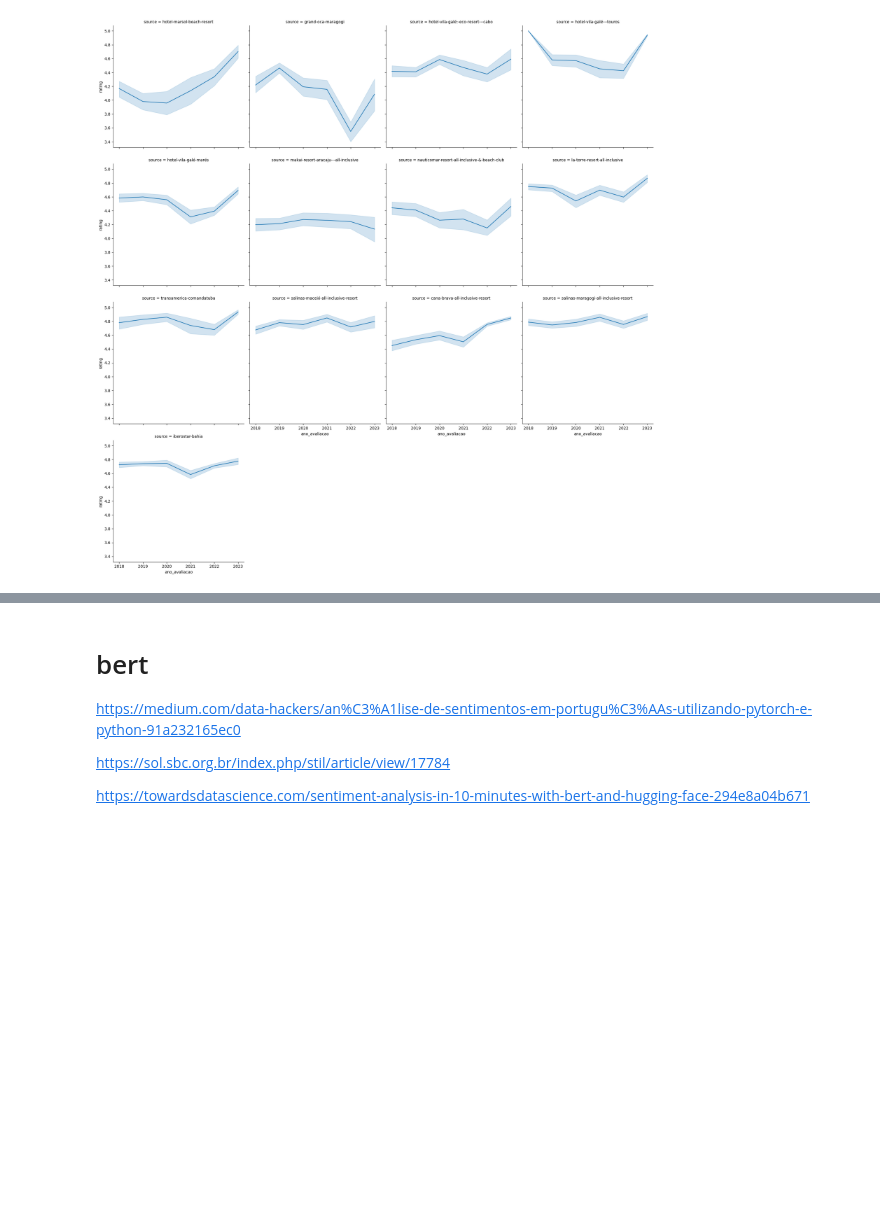
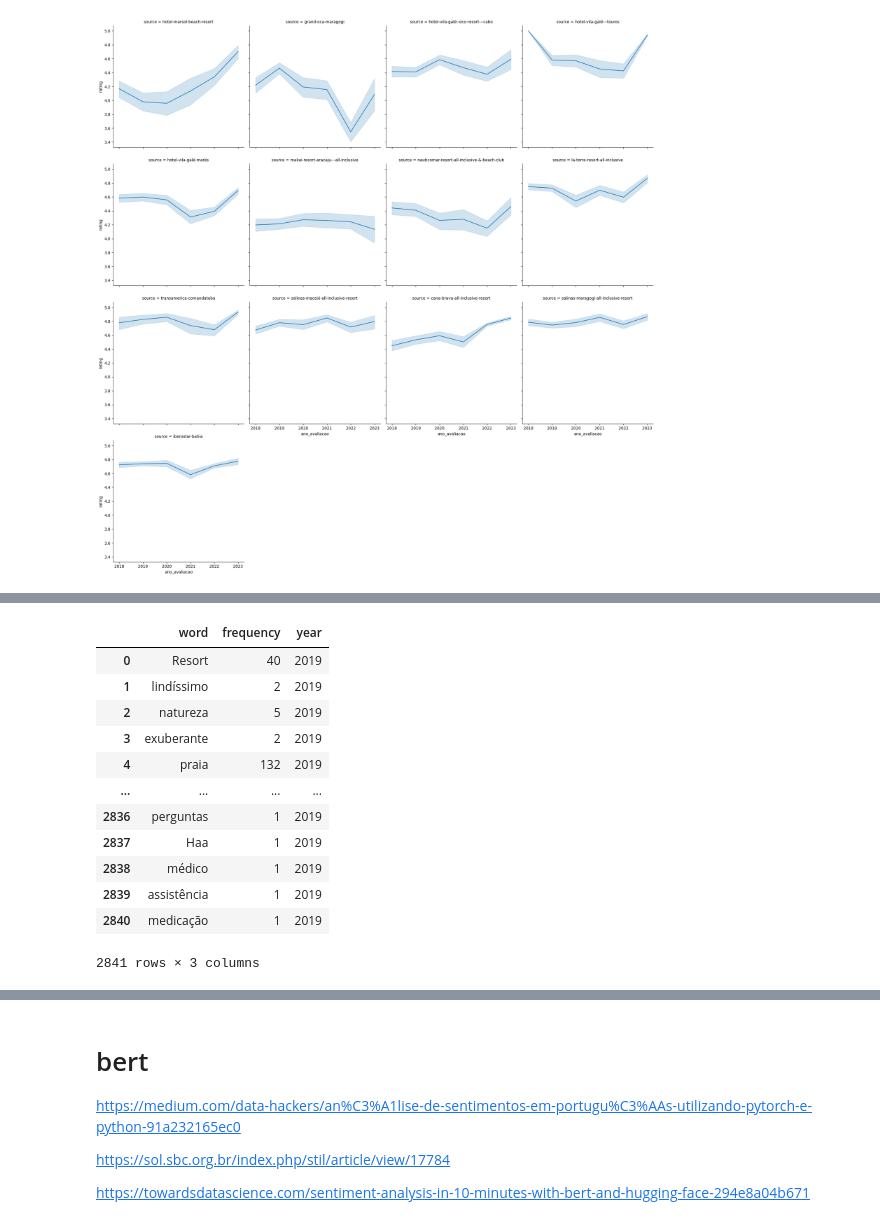
Before and after one commit to emerson-matos/tcc-notebooks, a Jupyter notebook: reviews/analise_exploratoria_2018+filtrado.ipynb, the cells around one changed output, grey strips where cells are left out. Cells and saved outputs as stored; diff of their text form; code cells hidden in the pictures; blank space fills up the shorter version.

```diff
--- a/reviews/analise_exploratoria_2018+filtrado.ipynb
+++ b/reviews/analise_exploratoria_2018+filtrado.ipynb
@@ -601,31 +623,45 @@ p2018
 # %%
 from wordcloud import WordCloud
 import matplotlib.pyplot as plt
 import string
 ano = 2019
-filter = (filtered_df['source']  == 'grand-oca-maragogi') & (filtered_df['ano_avaliacao'] == ano)
+filter = (analisar_df['source']  == 'grand-oca-maragogi') & (analisar_df['ano_avaliacao'] == ano)
 # Concatenar todos os textos em uma única string
-texto = ' '.join(filtered_df[filter]['text'].tolist())
+texto = ' '.join(analisar_df[filter]['text'].tolist())
 
 # Tokenização das palavras
 tokens = word_tokenize(texto)
 #
 # Obtenha as stopwords em português
 stopwords_pt = set(stopwords.words('portuguese'))
 #
 # Remova as stopwords do texto
 tokens_sem_pontuacao = [token.translate(str.maketrans('', '', string.punctuation)) for token in tokens]
 tokens_sem_stopwords = [token for token in tokens_sem_pontuacao if token.lower() not in stopwords_pt]
 # Junte as palavras novamente em um texto
 texto_sem_stopwords = ' '.join(tokens_sem_stopwords)
 from nltk.probability import FreqDist
 palavras = texto_sem_stopwords.split()
 
 contagem = FreqDist(palavras)
 
 p2019= pd.DataFrame(contagem.items(), columns=['word', 'frequency'])
 p2019['year'] = ano
 p2019
+# %% [output]
+|  | word | frequency | year |
+| 0 | Resort | 40 | 2019 |
+| 1 | lindíssimo | 2 | 2019 |
+| 2 | natureza | 5 | 2019 |
+| 3 | exuberante | 2 | 2019 |
+| 4 | praia | 132 | 2019 |
+| ... | ... | ... | ... |
+| 2836 | perguntas | 1 | 2019 |
+| 2837 | Haa | 1 | 2019 |
+| 2838 | médico | 1 | 2019 |
+| 2839 | assistência | 1 | 2019 |
+| 2840 | medicação | 1 | 2019 |
+2841 rows × 3 columns
 # %%
 from wordcloud import WordCloud
 import matplotlib.pyplot as plt
```
Also changed, not shown: parts of 12 cells of this notebook.
